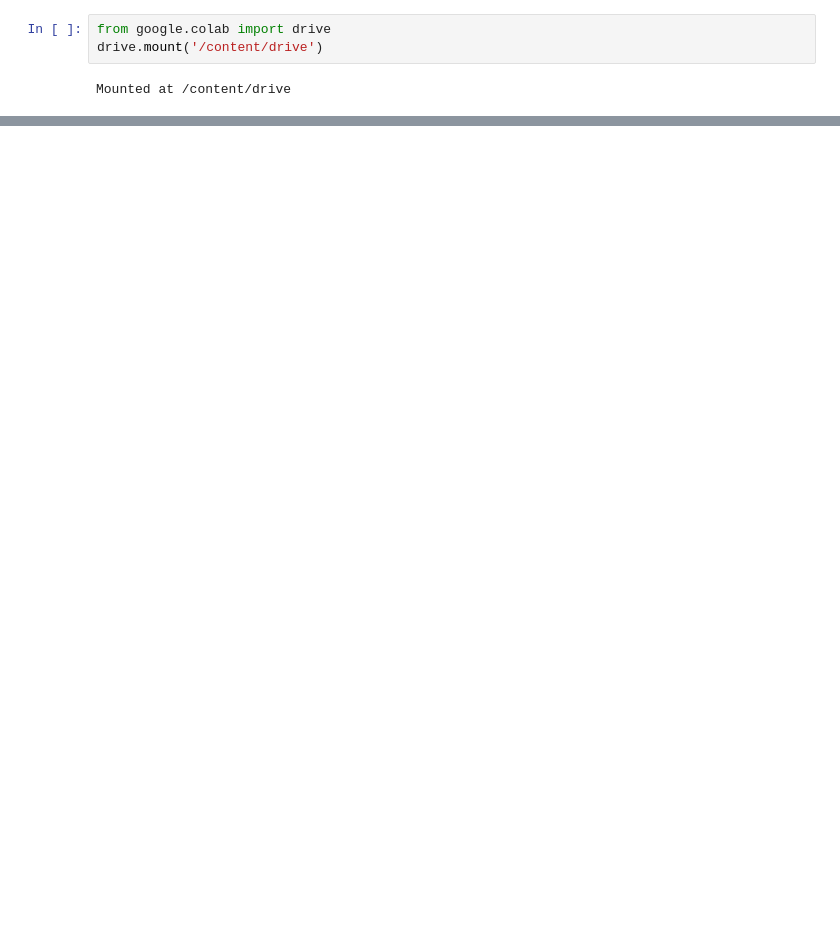
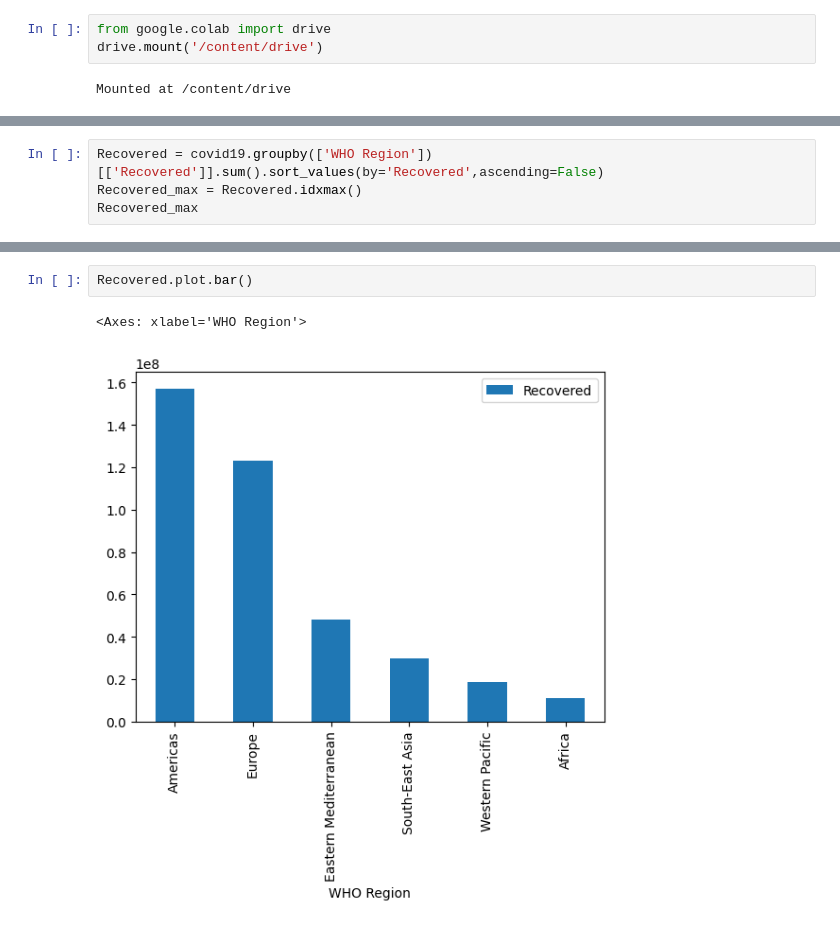
Before and after one commit to qmcnn/Data-Mining, a Jupyter notebook: Quiz2.ipynb, the cells around one changed output, grey strips where cells are left out. Cells and saved outputs as stored; diff of their text form; blank space fills up the shorter version.

```diff
--- a/Quiz2.ipynb
+++ b/Quiz2.ipynb
@@ -77,0 +90,4 @@ adult_data
+# %%
+Recovered = covid19.groupby(['WHO Region'])[['Recovered']].sum().sort_values(by='Recovered',ascending=False)
+Recovered_max = Recovered.idxmax()
+Recovered_max
@@ -77,0 +113,5 @@ adult_data
+# %%
+Recovered.plot.bar()
+# %% [output]
+<Axes: xlabel='WHO Region'>
+[figure, added]
```
Also changed, not shown: parts of 42 cells of this notebook.
